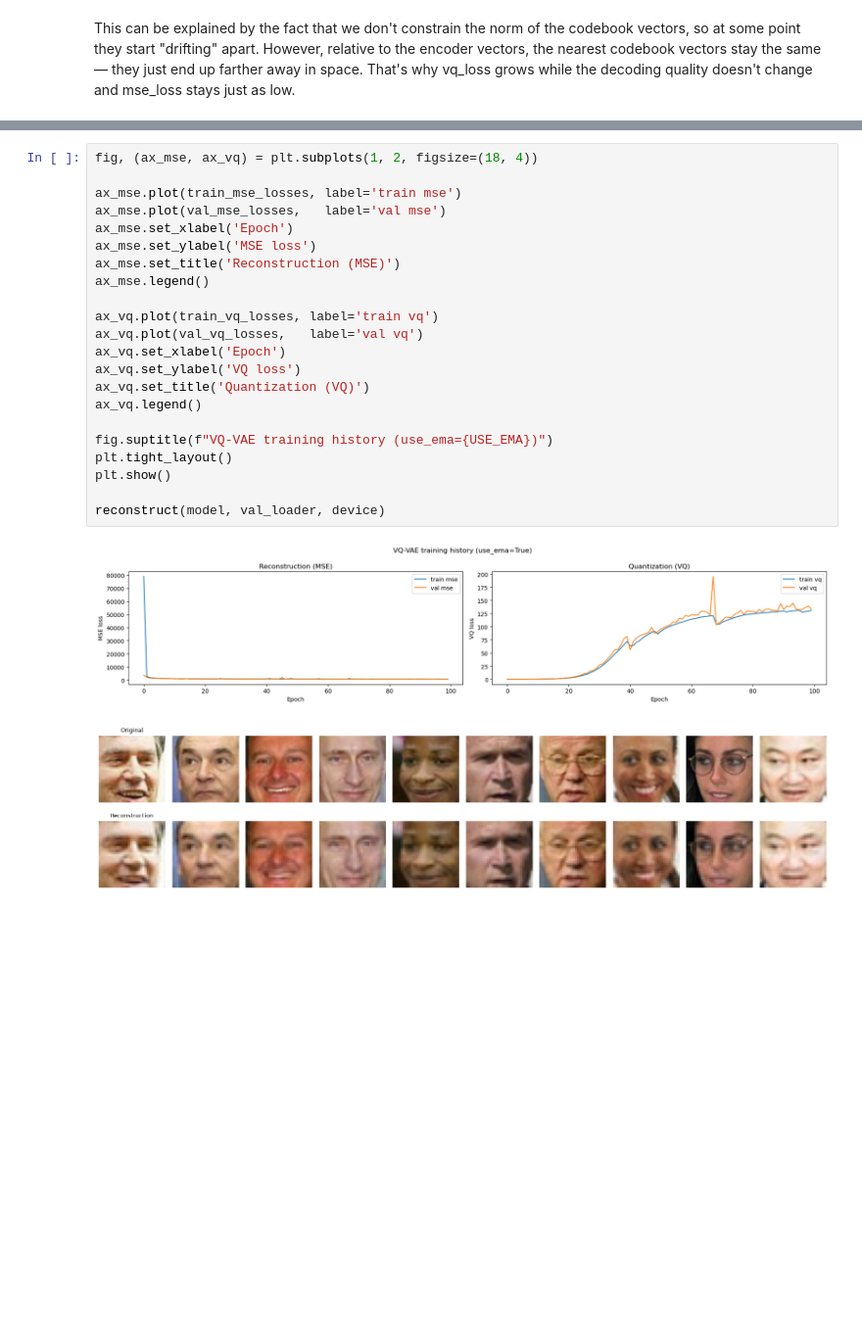
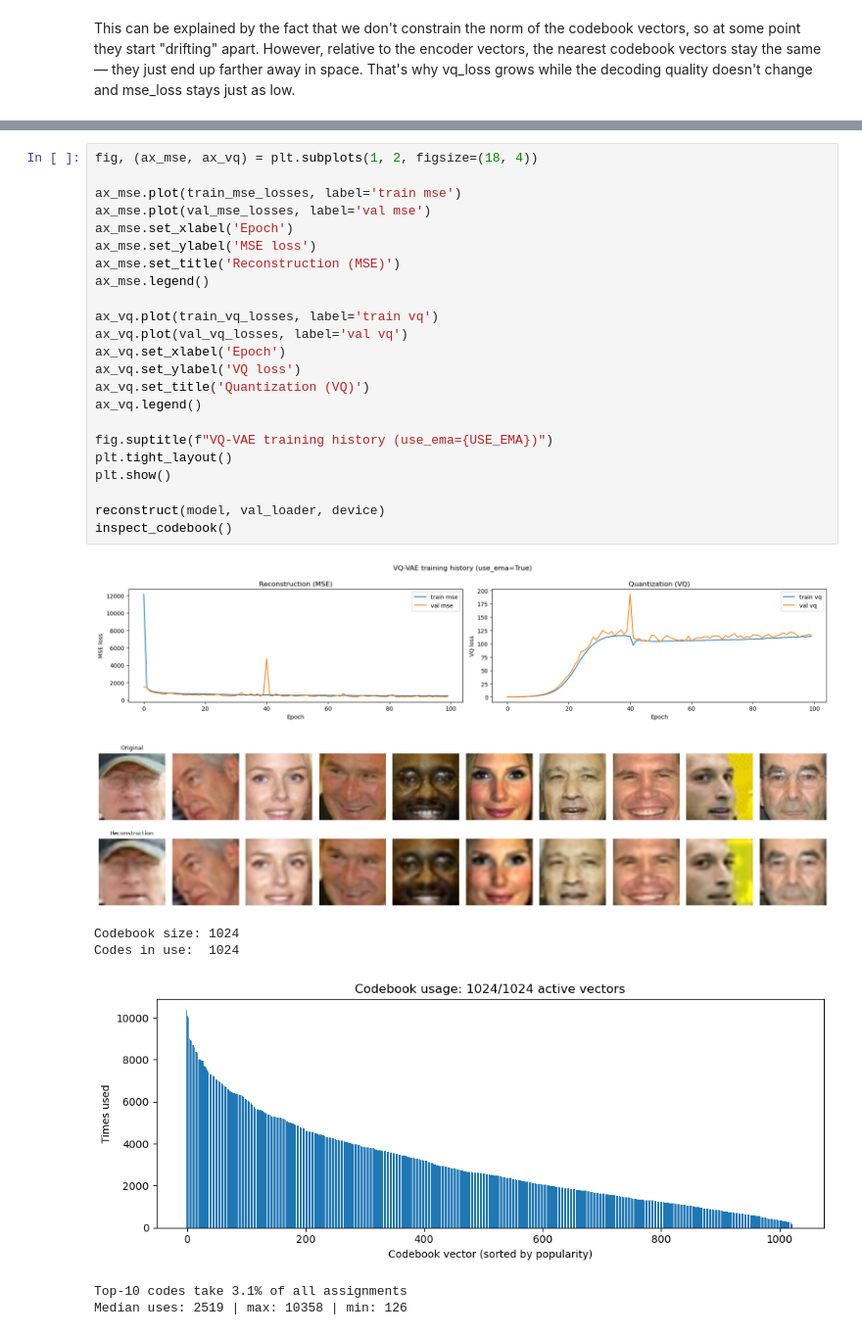
Before and after one commit to montecv/generative_cv_experiments, a Jupyter notebook: vq_vae_experiments.ipynb, the cells around one changed output, grey strips where cells are left out. Shown at 98% size. Cells and saved outputs as stored; diff of their text form; blank space fills up the shorter version.

```diff
--- a/vq_vae_experiments.ipynb
+++ b/vq_vae_experiments.ipynb
@@ -147,25 +148,31 @@ train_mse_losses, train_vq_losses, val_mse_losses, val_vq_losses = train(
 # %%
 fig, (ax_mse, ax_vq) = plt.subplots(1, 2, figsize=(18, 4))
 
 ax_mse.plot(train_mse_losses, label='train mse')
-ax_mse.plot(val_mse_losses,   label='val mse')
+ax_mse.plot(val_mse_losses, label='val mse')
 ax_mse.set_xlabel('Epoch')
 ax_mse.set_ylabel('MSE loss')
 ax_mse.set_title('Reconstruction (MSE)')
 ax_mse.legend()
 
 ax_vq.plot(train_vq_losses, label='train vq')
-ax_vq.plot(val_vq_losses,   label='val vq')
+ax_vq.plot(val_vq_losses, label='val vq')
 ax_vq.set_xlabel('Epoch')
 ax_vq.set_ylabel('VQ loss')
 ax_vq.set_title('Quantization (VQ)')
 ax_vq.legend()
 
 fig.suptitle(f"VQ-VAE training history (use_ema={USE_EMA})")
 plt.tight_layout()
 plt.show()
 
 reconstruct(model, val_loader, device)
+inspect_codebook()
 # %% [output]
-[figure, old version]
+[figure, new version]
-[figure, old version]
+[figure, new version]
+Codebook size: 1024
+Codes in use:  1024
+[figure, added]
+Top-10 codes take 3.1% of all assignments
+Median uses: 2519 | max: 10358 | min: 126
```
Also changed, not shown: parts of 24 cells of this notebook, 3 other files.
